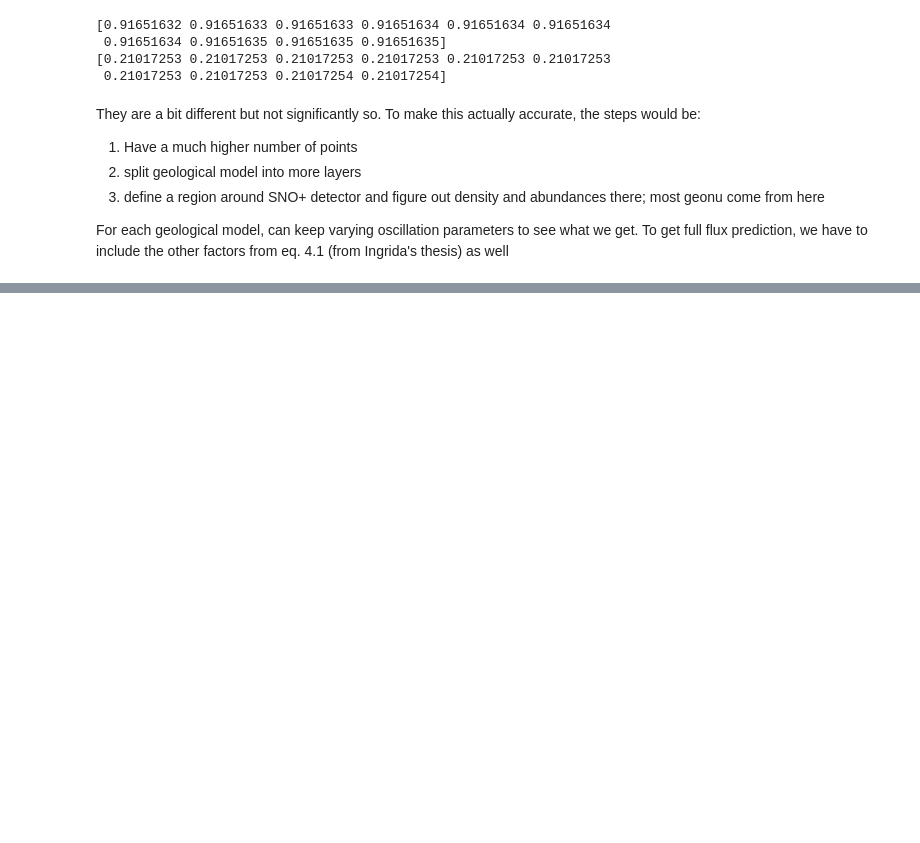
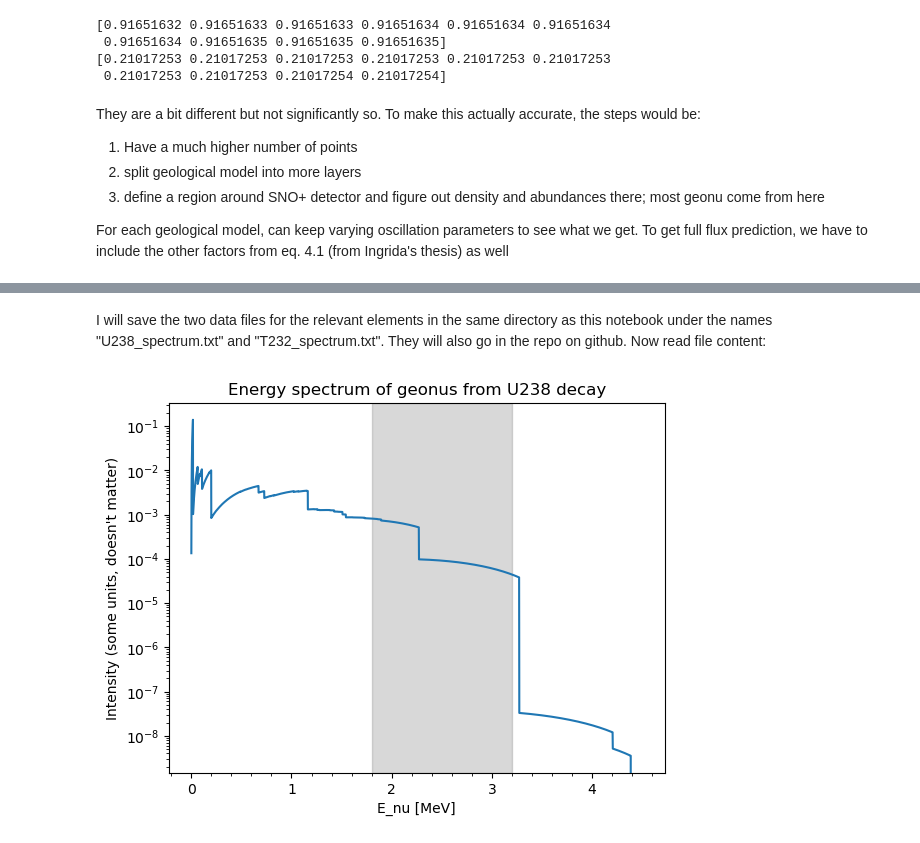
Before and after one commit to claradima/geonu_oscillation, a Jupyter notebook: Earth model.ipynb, the cells around one changed output, grey strips where cells are left out. Drawn from its saved outputs; the diff is of its cells as text; code cells hidden in the pictures; blank space fills up the shorter version.

Commit message:
add U/Th spectra, try to compute final expected geonu fluxes issue with IBD cross section

```diff
--- a/Earth model.ipynb
+++ b/Earth model.ipynb
@@ -674,0 +675,34 @@ I checked the data file for uranium, I'll figure out how to bring it in here and
+# %% [markdown]
+I will save the two data files for the relevant elements in the same directory as this notebook under the names "U238_spectrum.txt" and "T232_spectrum.txt". They will also go in the repo on github. Now read file content:
+# %%
+energy_array_U = []
+dn_dE_U = []
+
+with open('U238_spectrum.txt', 'r') as file:
+    for line in file:
+        # Split each line into columns
+        columns = line.split()
+
+        # Convert the elements to float and append to arrays
+        energy_array_U.append(float(columns[0]))
+        dn_dE_U.append(float(columns[1]))
+
+# Scale down all energies by a factor of 1000
+energy_array_U = np.array(energy_array_U) / 1000
+dn_dE_U = np.array(dn_dE_U)
+
+plt.plot(energy_array_U, dn_dE_U)
+plt.xlabel('E_nu [MeV]')
+plt.yscale('log')
+plt.ylabel('Intensity (some units, doesn\'t matter)')
+plt.title('Energy spectrum of geonus from U238 decay')
+
+# Add shaded region between 1.8 MeV and 3.2 MeV
+plt.axvspan(1.8, 3.2, alpha=0.3, color='gray')
+
+# Enable minor ticks on x-axis
+plt.minorticks_on()
+
+plt.show()
+# %% [output]
+[figure, added]
```
Also changed, not shown: parts of 52 cells of this notebook.
